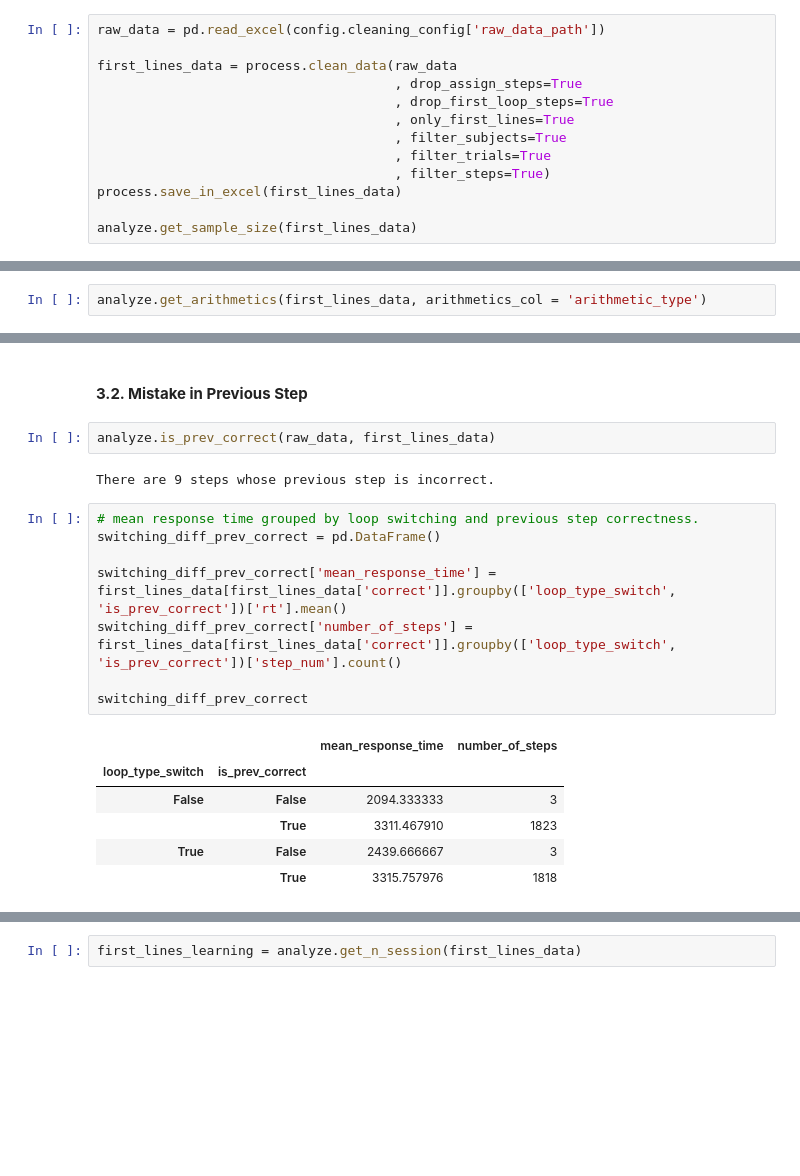
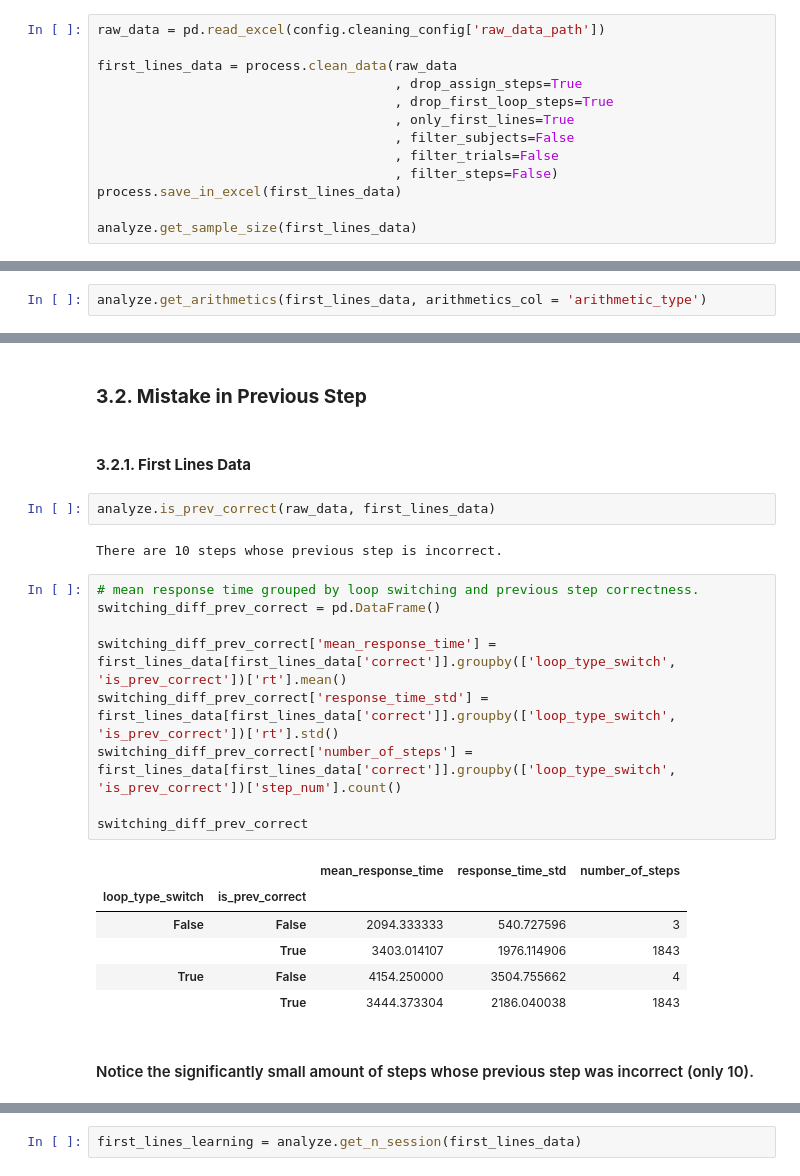
Before and after one commit to DanielVered/MathThinkingLabDA, a Jupyter notebook: LoopsDA/FinalAnalysis.ipynb, the cells around one changed output, grey strips where cells are left out. Cells and saved outputs as stored; diff of their text form; blank space fills up the shorter version.

Commit message:
aggressive filtering and step outliers

```diff
--- a/LoopsDA/FinalAnalysis.ipynb
+++ b/LoopsDA/FinalAnalysis.ipynb
@@ -18,9 +18,9 @@ first_lines_data = process.clean_data(raw_data
                                       , drop_assign_steps=True
                                       , drop_first_loop_steps=True
                                       , only_first_lines=True
-                                      , filter_subjects=True
-                                      , filter_trials=True
-                                      , filter_steps=True)
+                                      , filter_subjects=False
+                                      , filter_trials=False
+                                      , filter_steps=False)
 process.save_in_excel(first_lines_data)
 
 analyze.get_sample_size(first_lines_data)
@@ -122,24 +216,29 @@ px.bar(switching_diff_arithmetics.reset_index(), x='arithmetic_type', y='mean_re
 # %% [markdown]
-#### **3.2. Mistake in Previous Step**
+### **3.2. Mistake in Previous Step**
+# %% [markdown]
+#### **3.2.1. First Lines Data**
 # %%
 analyze.is_prev_correct(raw_data, first_lines_data)
 # %% [output]
-There are 9 steps whose previous step is incorrect.
+There are 10 steps whose previous step is incorrect.
 # %%
 # mean response time grouped by loop switching and previous step correctness.
 switching_diff_prev_correct = pd.DataFrame()
 
 switching_diff_prev_correct['mean_response_time'] = first_lines_data[first_lines_data['correct']].groupby(['loop_type_switch', 'is_prev_correct'])['rt'].mean()
+switching_diff_prev_correct['response_time_std'] = first_lines_data[first_lines_data['correct']].groupby(['loop_type_switch', 'is_prev_correct'])['rt'].std()
 switching_diff_prev_correct['number_of_steps'] = first_lines_data[first_lines_data['correct']].groupby(['loop_type_switch', 'is_prev_correct'])['step_num'].count()
 
 switching_diff_prev_correct
 # %% [output]
-|  |  | mean_response_time | number_of_steps |
-| loop_type_switch | is_prev_correct |  |  |
-| False | False | 2094.333333 | 3 |
-|  | True | 3311.467910 | 1823 |
-| True | False | 2439.666667 | 3 |
-|  | True | 3315.757976 | 1818 |
+|  |  | mean_response_time | response_time_std | number_of_steps |
+| loop_type_switch | is_prev_correct |  |  |  |
+| False | False | 2094.333333 | 540.727596 | 3 |
+|  | True | 3403.014107 | 1976.114906 | 1843 |
+| True | False | 4154.250000 | 3504.755662 | 4 |
+|  | True | 3444.373304 | 2186.040038 | 1843 |
+# %% [markdown]
+#### Notice the significantly small amount of steps whose previous step was incorrect (only 10).
 # %%
 switch_prev_for_fig = switching_diff_prev_correct.reset_index()
 px.bar(switch_prev_for_fig, x='is_prev_correct', y='mean_response_time', color='loop_type_switch', barmode='group'
```
Also changed, not shown: parts of 33 cells of this notebook, 8 other files.
